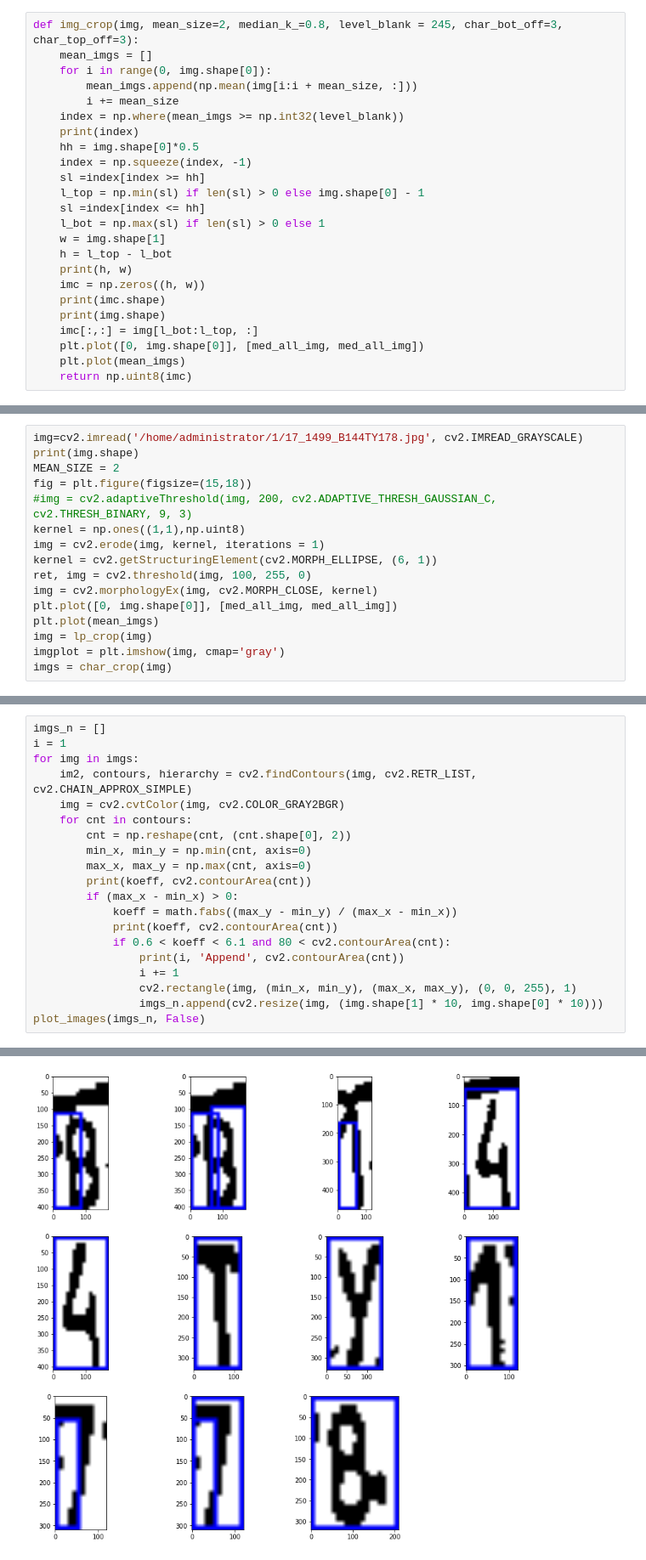
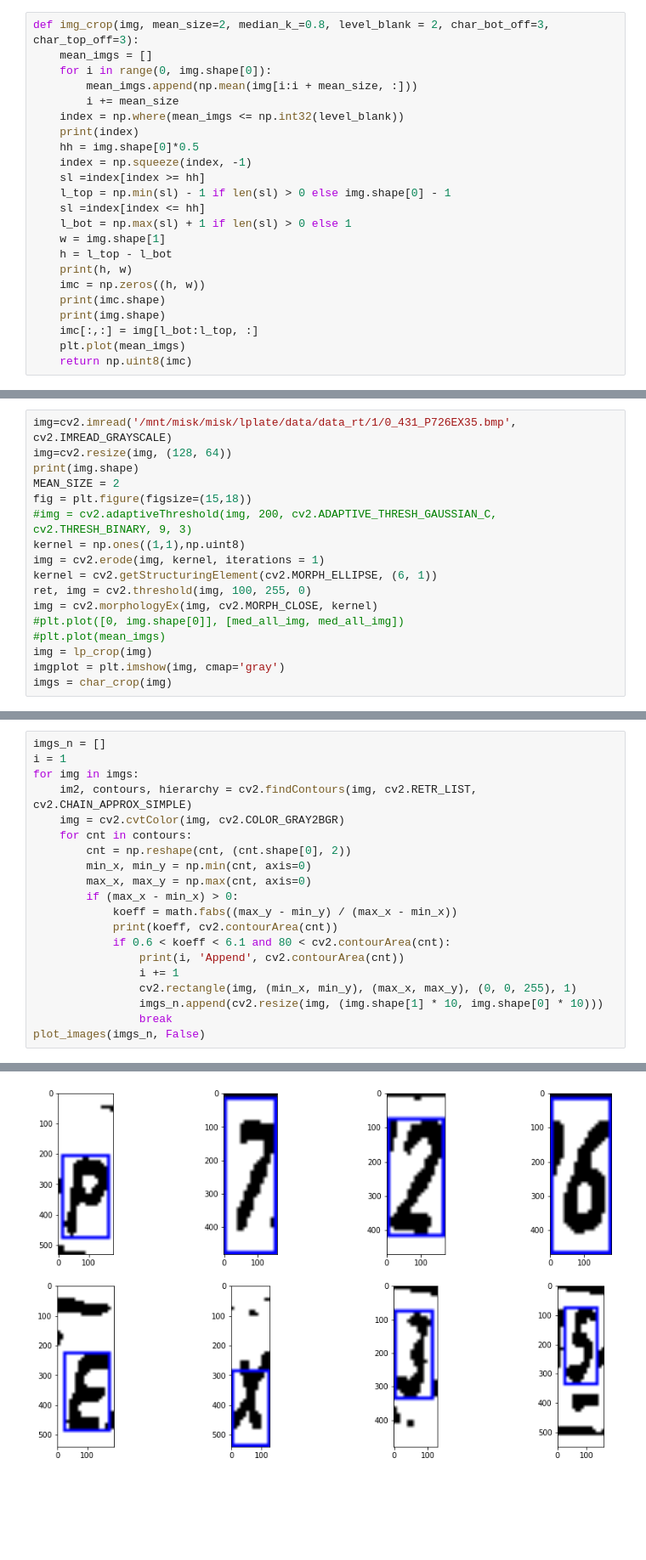
Before and after one commit to BEugen/Rslp, a Jupyter notebook: DataGenerate/img-lp.ipynb, the cells around one changed output, grey strips where cells are left out. Shown at 85% size. Saved outputs shown, nothing was run; the diff lists cells and outputs as text; blank space fills up the shorter version.

```diff
--- a/DataGenerate/img-lp.ipynb
+++ b/DataGenerate/img-lp.ipynb
@@ -80,19 +81,19 @@ def lp_crop(img, mean_size=2, median_k_=0.8, char_size_min=5, max_crop= 5):
         img[0:l_bot, :] = 255
     return img
 # %%
-def img_crop(img, mean_size=2, median_k_=0.8, level_blank = 245, char_bot_off=3, char_top_off=3):
+def img_crop(img, mean_size=2, median_k_=0.8, level_blank = 2, char_bot_off=3, char_top_off=3):
     mean_imgs = []
     for i in range(0, img.shape[0]):
         mean_imgs.append(np.mean(img[i:i + mean_size, :]))
         i += mean_size
-    index = np.where(mean_imgs >= np.int32(level_blank))
+    index = np.where(mean_imgs <= np.int32(level_blank))
     print(index)
     hh = img.shape[0]*0.5
     index = np.squeeze(index, -1)
     sl =index[index >= hh]
-    l_top = np.min(sl) if len(sl) > 0 else img.shape[0] - 1
+    l_top = np.min(sl) - 1 if len(sl) > 0 else img.shape[0] - 1
     sl =index[index <= hh]
-    l_bot = np.max(sl) if len(sl) > 0 else 1
+    l_bot = np.max(sl) + 1 if len(sl) > 0 else 1
     w = img.shape[1]
     h = l_top - l_bot
     print(h, w)
@@ -100,6 +101,5 @@ def img_crop(img, mean_size=2, median_k_=0.8, level_blank = 245, char_bot_off=3,
     print(imc.shape)
     print(img.shape)
     imc[:,:] = img[l_bot:l_top, :]
-    plt.plot([0, img.shape[0]], [med_all_img, med_all_img])
     plt.plot(mean_imgs)
     return np.uint8(imc)
@@ -125,5 +106,6 @@ if img is not None:
 # %%
-img=cv2.imread('/home/administrator/1/17_1499_B144TY178.jpg', cv2.IMREAD_GRAYSCALE)
+img=cv2.imread('/mnt/misk/misk/lplate/data/data_rt/1/0_431_P726EX35.bmp', cv2.IMREAD_GRAYSCALE)
+img=cv2.resize(img, (128, 64))
 print(img.shape)
 MEAN_SIZE = 2
 fig = plt.figure(figsize=(15,18))
@@ -133,8 +115,8 @@ img = cv2.erode(img, kernel, iterations = 1)
 kernel = cv2.getStructuringElement(cv2.MORPH_ELLIPSE, (6, 1))
 ret, img = cv2.threshold(img, 100, 255, 0)
 img = cv2.morphologyEx(img, cv2.MORPH_CLOSE, kernel)
-plt.plot([0, img.shape[0]], [med_all_img, med_all_img])
-plt.plot(mean_imgs)
+#plt.plot([0, img.shape[0]], [med_all_img, med_all_img])
+#plt.plot(mean_imgs)
 img = lp_crop(img)
 imgplot = plt.imshow(img, cmap='gray')
 imgs = char_crop(img)
@@ -226,7 +204,6 @@ for img in imgs:
         cnt = np.reshape(cnt, (cnt.shape[0], 2))
         min_x, min_y = np.min(cnt, axis=0)
         max_x, max_y = np.max(cnt, axis=0)
-        print(koeff, cv2.contourArea(cnt))
         if (max_x - min_x) > 0:
             koeff = math.fabs((max_y - min_y) / (max_x - min_x))
             print(koeff, cv2.contourArea(cnt))
@@ -235,5 +212,6 @@ for img in imgs:
                 i += 1
                 cv2.rectangle(img, (min_x, min_y), (max_x, max_y), (0, 0, 255), 1)
                 imgs_n.append(cv2.resize(img, (img.shape[1] * 10, img.shape[0] * 10)))
+                break
 plot_images(imgs_n, False)
 # %% [output]
@@ -257 +235 @@ plot_images(imgs_n, False)
-[figure, old version]
+[figure, new version]
```
Also changed, not shown: parts of 9 cells of this notebook.
